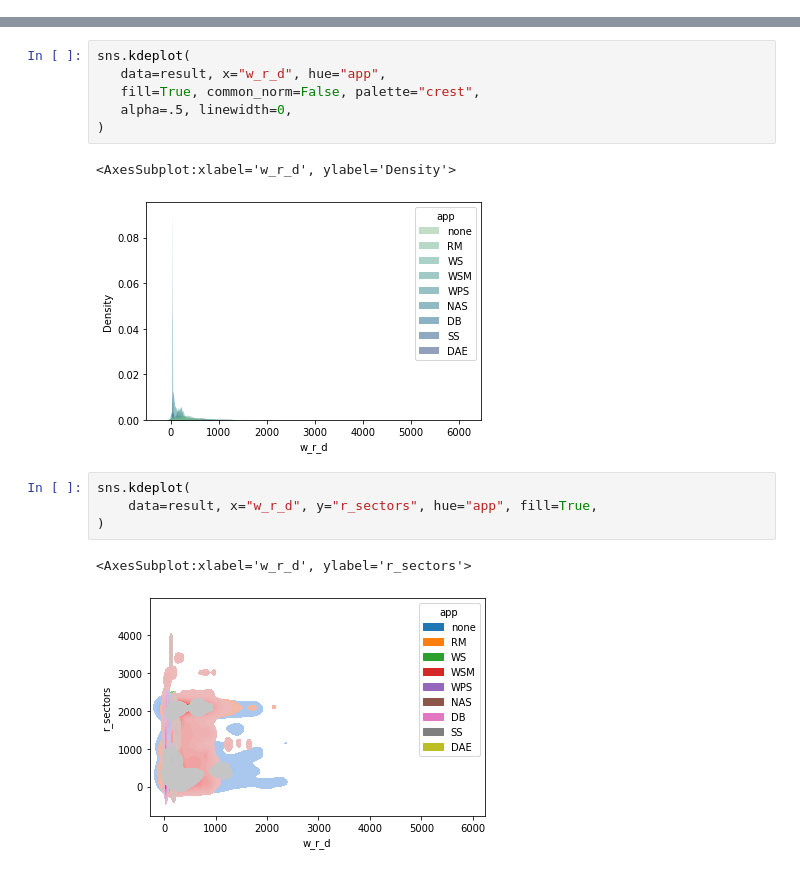
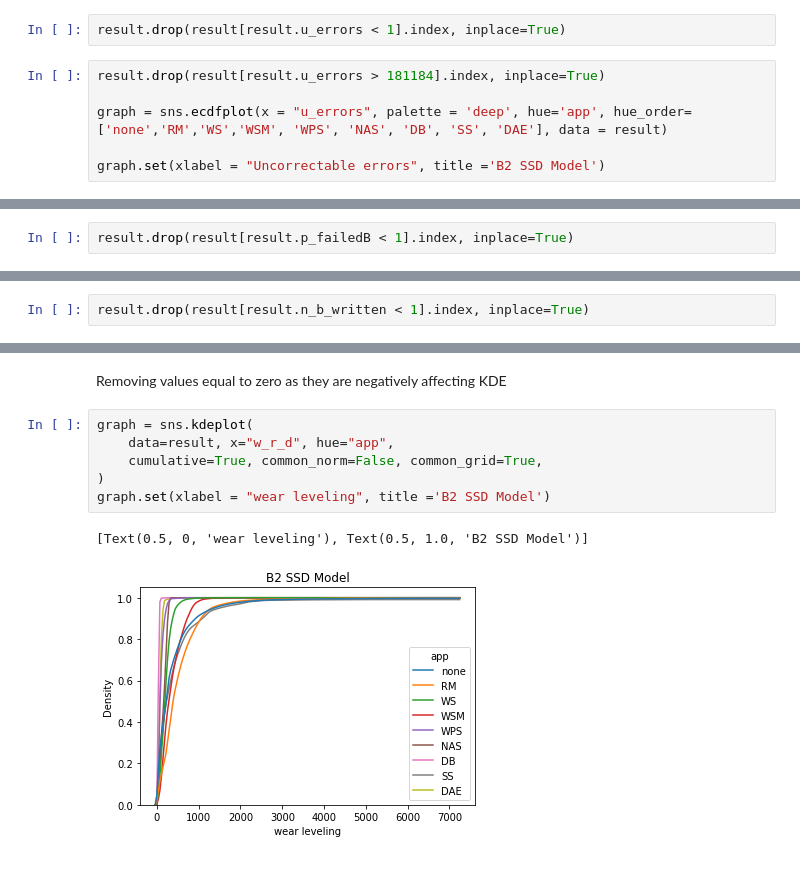
Before and after one commit to EricBorba/StorageFailurePredictor, a Jupyter notebook: onlyForTests.ipynb, the cells around one changed output, grey strips where cells are left out. Cells and saved outputs as stored; diff of their text form.

```diff
--- a/onlyForTests.ipynb
+++ b/onlyForTests.ipynb
@@ -74,0 +99,8 @@ sns.displot(result, x="w_r_d", y="r_sectors", hue="app", kind="kde")
+# %%
+result.drop(result[result.u_errors < 1].index, inplace=True)
+# %%
+result.drop(result[result.u_errors > 181184].index, inplace=True)
+
+graph = sns.ecdfplot(x = "u_errors", palette = 'deep', hue='app', hue_order=['none','RM','WS','WSM', 'WPS', 'NAS', 'DB', 'SS', 'DAE'], data = result)
+
+graph.set(xlabel = "Uncorrectable errors", title ='B2 SSD Model')
@@ -74,0 +110,2 @@ sns.displot(result, x="w_r_d", y="r_sectors", hue="app", kind="kde")
+# %%
+result.drop(result[result.p_failedB < 1].index, inplace=True)
@@ -74,0 +119,2 @@ sns.displot(result, x="w_r_d", y="r_sectors", hue="app", kind="kde")
+# %%
+result.drop(result[result.n_b_written < 1].index, inplace=True)
@@ -75,17 +135,12 @@ sns.displot(result, x="w_r_d", y="r_sectors", hue="app", kind="kde")
+# %% [markdown]
+Removing values equal to zero as they are negatively affecting KDE
 # %%
-sns.kdeplot(
-   data=result, x="w_r_d", hue="app",
-   fill=True, common_norm=False, palette="crest",
-   alpha=.5, linewidth=0,
+graph = sns.kdeplot(
+    data=result, x="w_r_d", hue="app",
+    cumulative=True, common_norm=False, common_grid=True,
 )
+graph.set(xlabel = "wear leveling", title ='B2 SSD Model')
 # %% [output]
-<AxesSubplot:xlabel='w_r_d', ylabel='Density'>
+[Text(0.5, 0, 'wear leveling'), Text(0.5, 1.0, 'B2 SSD Model')]
-[figure, old version]
+[figure, new version]
-# %%
-sns.kdeplot(
-    data=result, x="w_r_d", y="r_sectors", hue="app", fill=True,
-)
-# %% [output]
-<AxesSubplot:xlabel='w_r_d', ylabel='r_sectors'>
-[figure, removed]
 # %%
```
Also changed, not shown: parts of 22 cells of this notebook, 1 other file.
